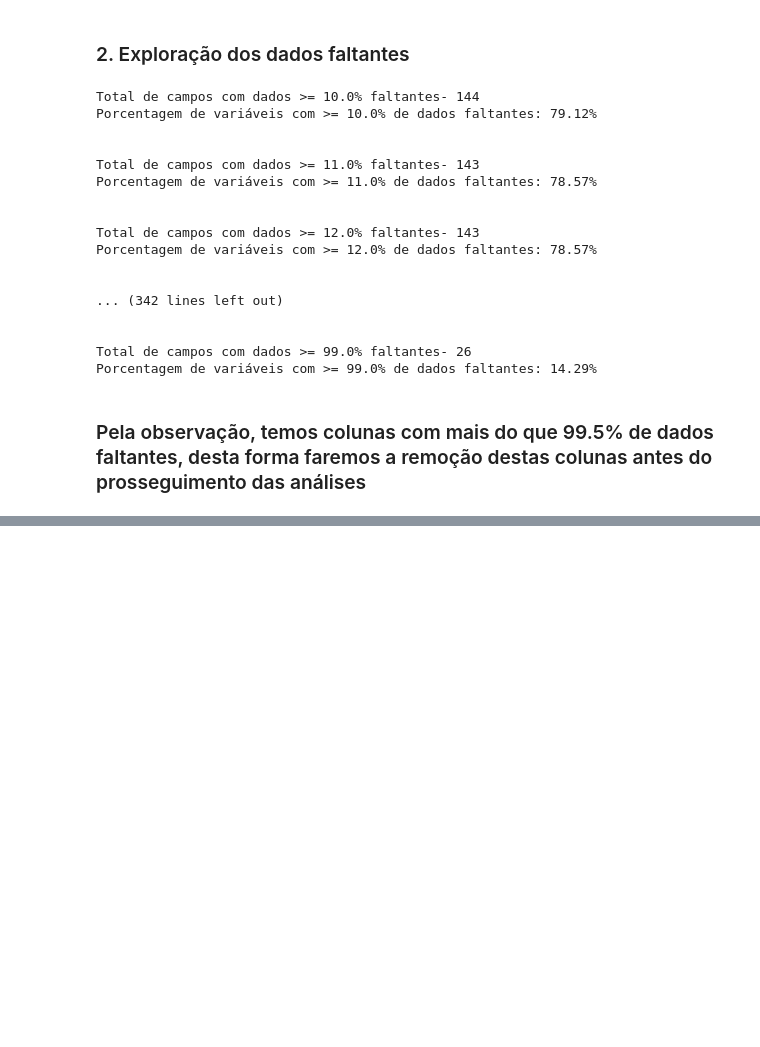
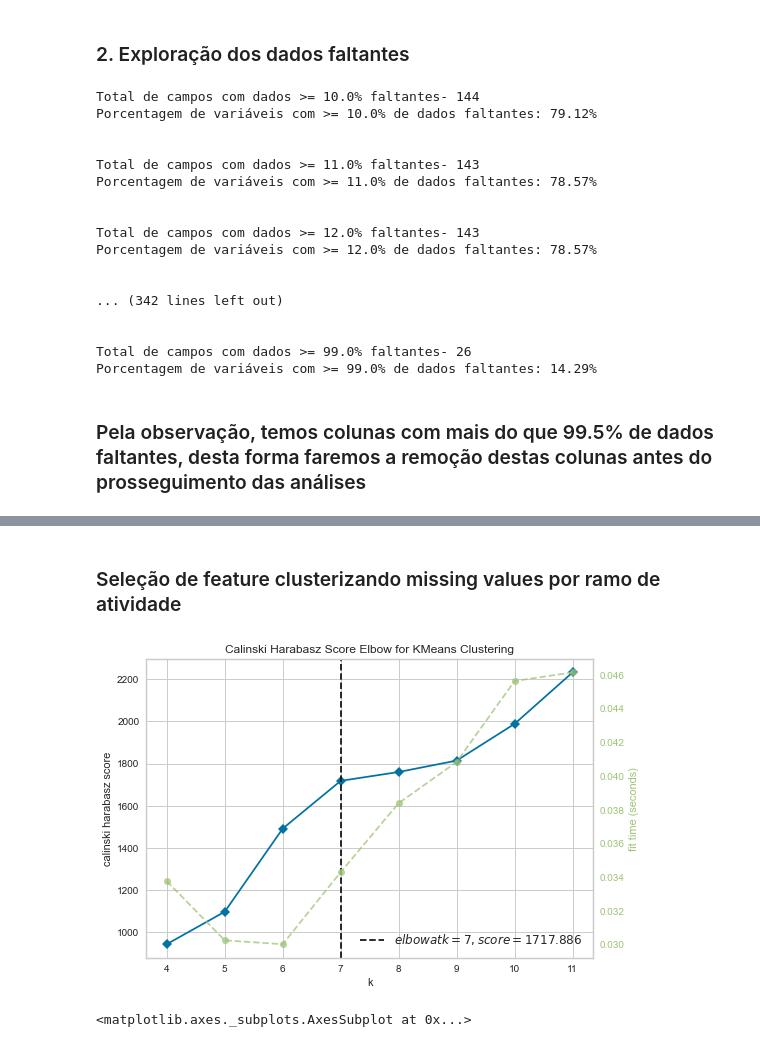
Before and after one commit to tiagofer/leads_match_system, a Jupyter notebook: notebooks/eda.ipynb, the cells around one changed output, grey strips where cells are left out. Cells and saved outputs as stored; diff of their text form; code cells hidden in the pictures; blank space fills up the shorter version.

```diff
--- a/notebooks/eda.ipynb
+++ b/notebooks/eda.ipynb
@@ -142,0 +170,2 @@ ValueError: Mime type rendering requires nbformat>=4.2.0 but it is not installed
+# %% [markdown]
+### Seleção de feature clusterizando missing values por ramo de atividade
@@ -142,0 +176,8 @@ ValueError: Mime type rendering requires nbformat>=4.2.0 but it is not installed
+# %%
+model = KMeans()
+elbow_view = KElbowVisualizer(model,k=(4,12),metric='calinski_harabasz')
+elbow_view.fit(df_compare_missing)
+elbow_view.show()
+# %% [output]
+[figure, added]
+<matplotlib.axes._subplots.AxesSubplot at 0x...>
```
Also changed, not shown: parts of 35 cells of this notebook, 2 other files.
